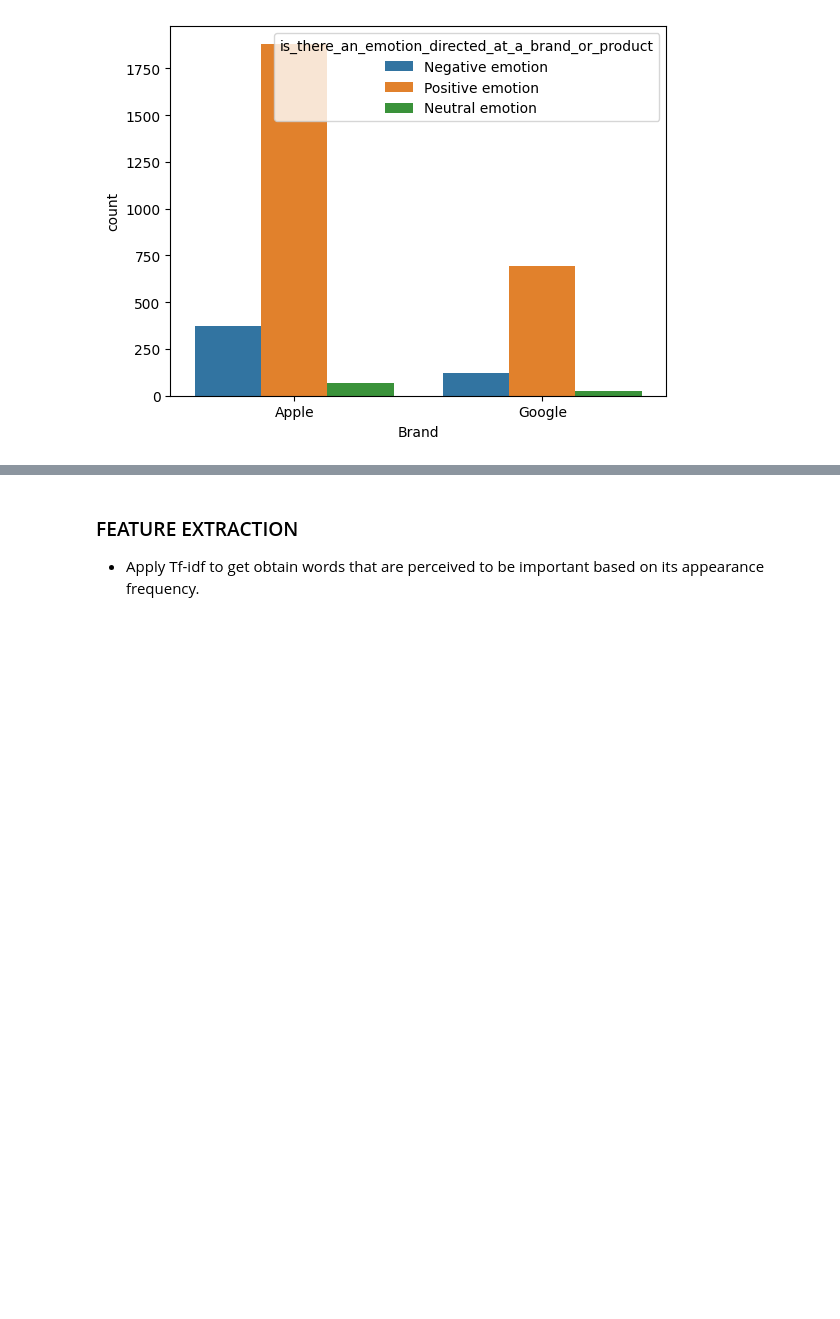
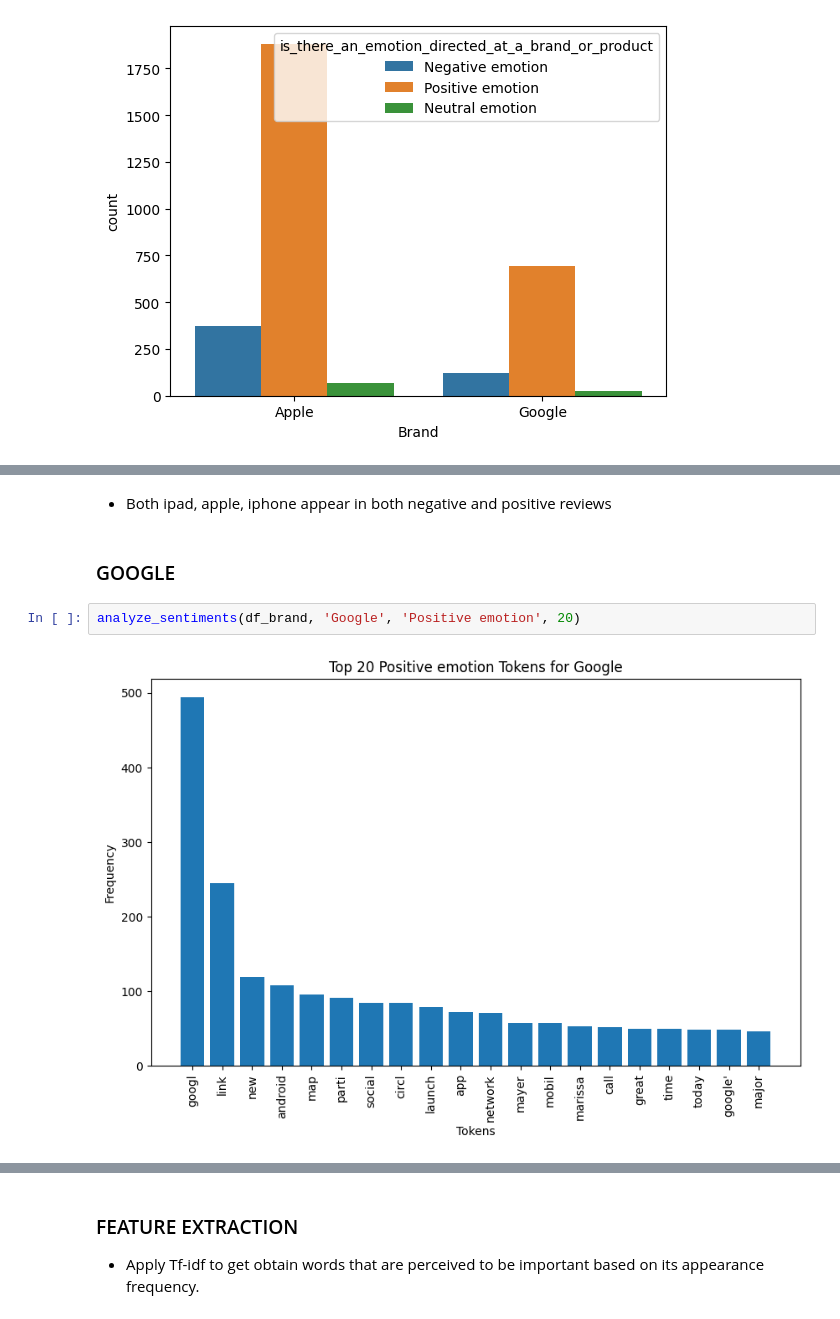
Before and after one commit to tedronoh-14/Phase_4_project_G8, a Jupyter notebook: index.ipynb, the cells around one changed output, grey strips where cells are left out. Cells and saved outputs as stored; diff of their text form; blank space fills up the shorter version.

```diff
--- a/index.ipynb
+++ b/index.ipynb
@@ -452,0 +493,8 @@ df_brand.head()
+# %% [markdown]
+* Both ipad, apple, iphone appear in both negative and positive reviews
+# %% [markdown]
+### GOOGLE
+# %%
+analyze_sentiments(df_brand, 'Google', 'Positive emotion', 20)
+# %% [output]
+[figure, added]
```
Also changed, not shown: parts of 51 cells of this notebook.
